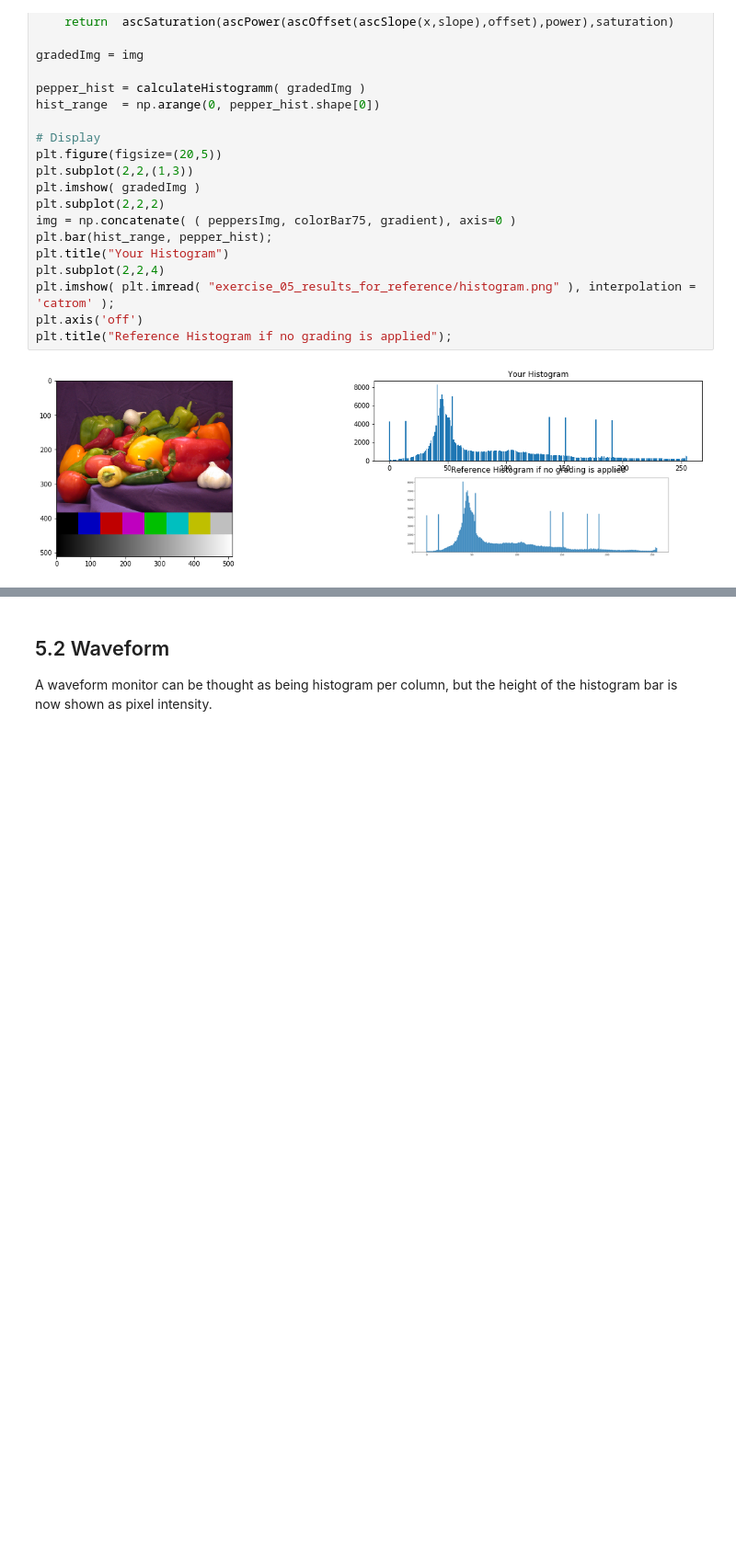
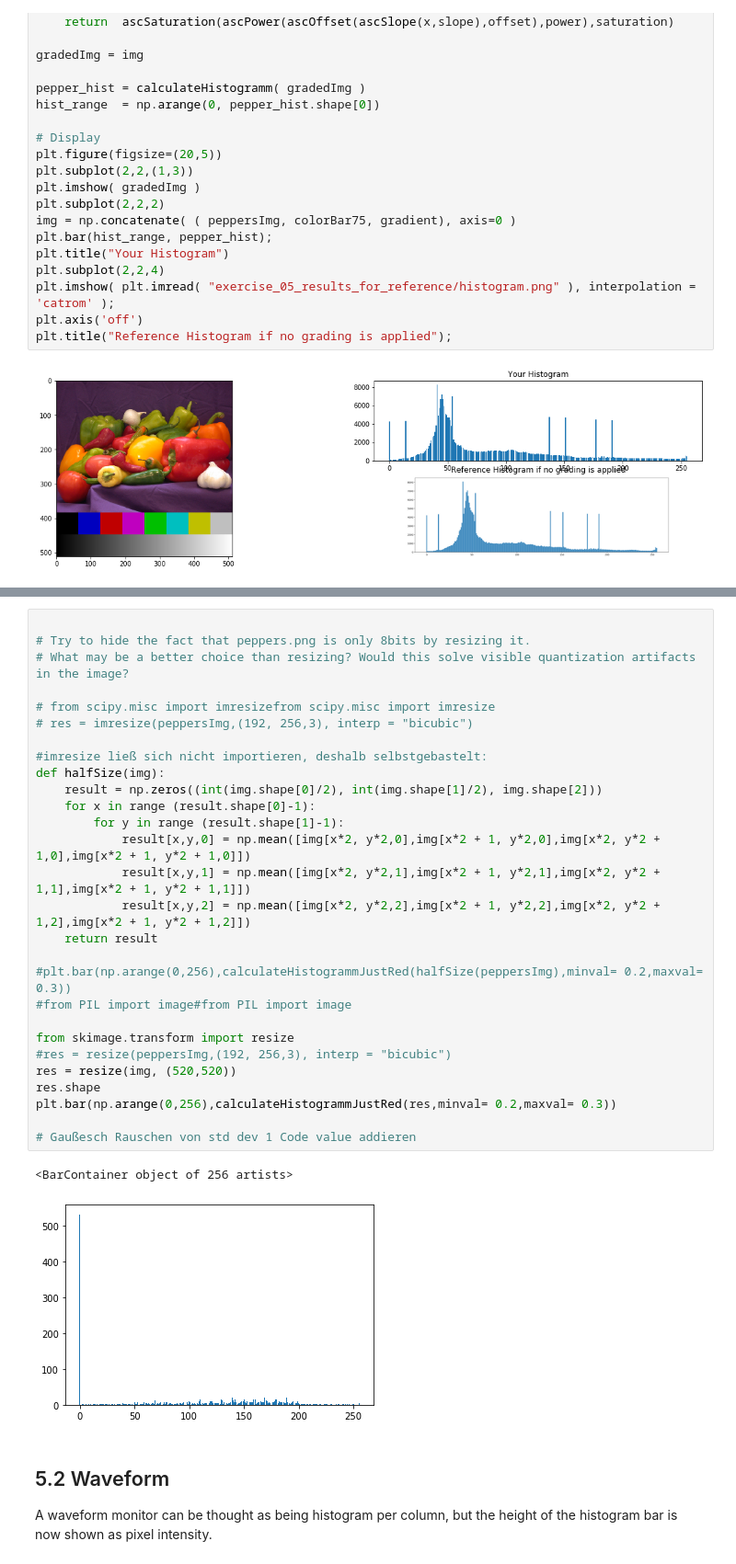
Before and after one commit to kilianeifler/Filmtechnik_HdM, a Jupyter notebook: Ex_5/Exercise_05_Group_03_v2.ipynb, the cells around one changed output, grey strips where cells are left out. Shown at 92% size. Saved outputs shown, nothing was run; the diff lists cells and outputs as text; blank space fills up the shorter version.

```diff
--- a/Ex_5/Exercise_05_Group_03_v2.ipynb
+++ b/Ex_5/Exercise_05_Group_03_v2.ipynb
@@ -286,3 +273,34 @@ ImportError: cannot import name 'imresize' from 'scipy.misc' (C:\Users\Simon\ana
+# %%
+
+# Try to hide the fact that peppers.png is only 8bits by resizing it.
+# What may be a better choice than resizing? Would this solve visible quantization artifacts in the image?
+
+# from scipy.misc import imresizefrom scipy.misc import imresize
+# res = imresize(peppersImg,(192, 256,3), interp = "bicubic")
+
+#imresize ließ sich nicht importieren, deshalb selbstgebastelt:
+def halfSize(img):
+    result = np.zeros((int(img.shape[0]/2), int(img.shape[1]/2), img.shape[2]))
+    for x in range (result.shape[0]-1):
+        for y in range (result.shape[1]-1):
+            result[x,y,0] = np.mean([img[x*2, y*2,0],img[x*2 + 1, y*2,0],img[x*2, y*2 + 1,0],img[x*2 + 1, y*2 + 1,0]])
+            result[x,y,1] = np.mean([img[x*2, y*2,1],img[x*2 + 1, y*2,1],img[x*2, y*2 + 1,1],img[x*2 + 1, y*2 + 1,1]])
+            result[x,y,2] = np.mean([img[x*2, y*2,2],img[x*2 + 1, y*2,2],img[x*2, y*2 + 1,2],img[x*2 + 1, y*2 + 1,2]])
+    return result
+
+#plt.bar(np.arange(0,256),calculateHistogrammJustRed(halfSize(peppersImg),minval= 0.2,maxval= 0.3))
+#from PIL import image#from PIL import image
+
+from skimage.transform import resize
+#res = resize(peppersImg,(192, 256,3), interp = "bicubic")
+res = resize(img, (520,520))
+res.shape
+plt.bar(np.arange(0,256),calculateHistogrammJustRed(res,minval= 0.2,maxval= 0.3))
+
+# Gaußesch Rauschen von std dev 1 Code value addieren
+# %% [output]
+<BarContainer object of 256 artists>
+[figure, added]
 # %% [markdown]
 ## 5.2 Waveform
 
```
Also changed, not shown: parts of 3 cells of this notebook.
